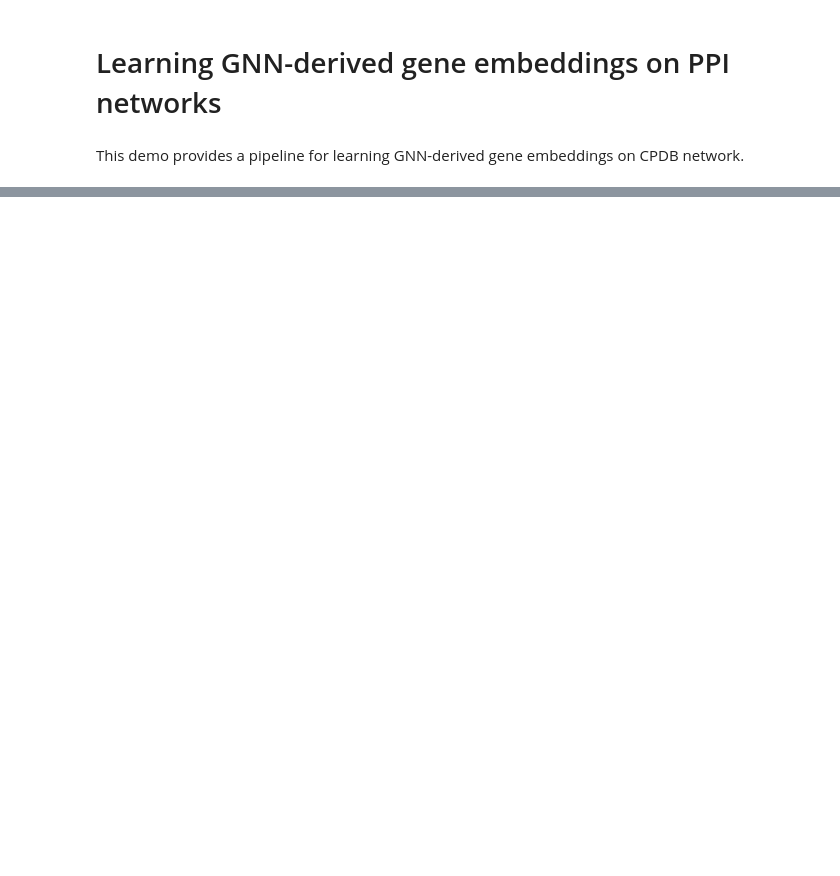
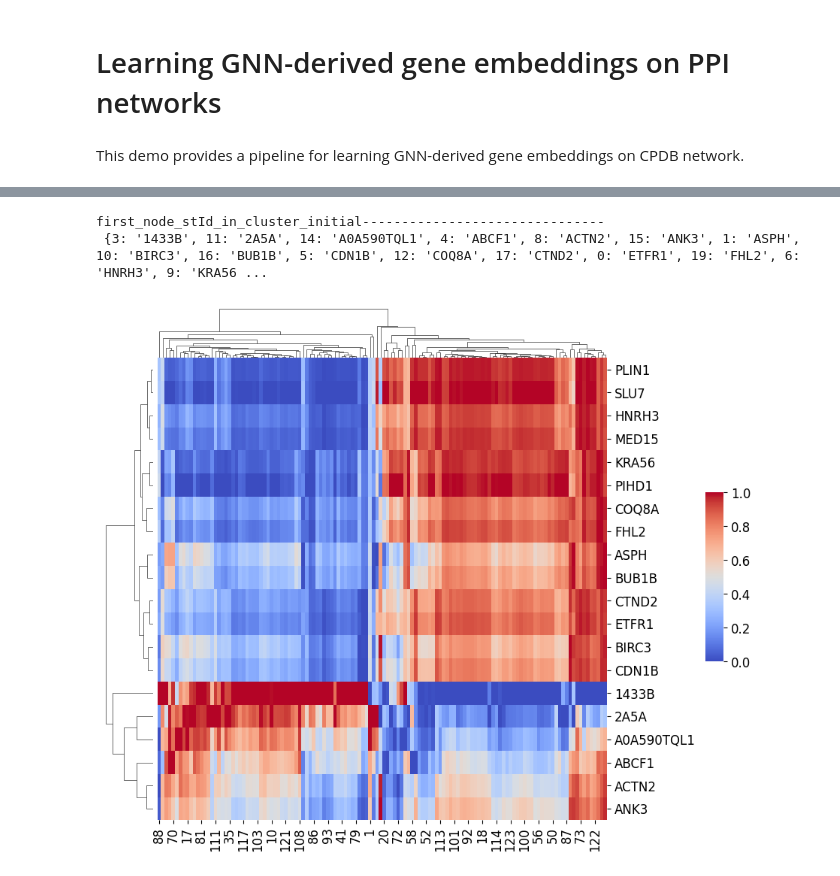
Before and after one commit to Ericsaliway0/ACGNN, a Jupyter notebook: Demo_embedding.ipynb, the cells around one changed output, grey strips where cells are left out. Saved outputs shown, nothing was run; the diff lists cells and outputs as text; code cells hidden in the pictures; blank space fills up the shorter version.

```diff
--- a/Demo_embedding.ipynb
+++ b/Demo_embedding.ipynb
@@ -203,3 +203,51 @@ save_path_heatmap_initial= os.path.join(results_path, f'ppi_embeddings_heatmap_s
 save_path_matrix_initial= os.path.join(results_path, f'ppi_embeddings_matrix_stId_dim{out_feats}_lay{num_layers}_epo{num_epochs}_initial.png')
 save_path_pca_initial = os.path.join(results_path, f'ppi_embeddings_pca_dim{out_feats}_lay{num_layers}_epo{num_epochs}_initial.png')
 save_path_t_SNE_initial = os.path.join(results_path, f'ppi_embeddings_t-SNE_dim{out_feats}_lay{num_layers}_epo{num_epochs}_initial.png')
+# %%
+    for data in dl_train:
+        graph, _ = data
+        node_embeddings_initial= best_model.get_node_embeddings(graph).detach().cpu().numpy()
+        graph_path = os.path.join(data_path, 'raw/emb_train.pkl')
+        nx_graph = pickle.load(open(graph_path, 'rb'))
+
+        assert len(cluster_labels_initial) == len(nx_graph.nodes), "Cluster labels and number of nodes must match"
+        node_to_index_initial = {node: idx for idx, node in enumerate(nx_graph.nodes)}
+        first_node_stId_in_cluster_initial= {}
+        first_node_embedding_in_cluster_initial= {}
+
+        stid_dic_initial= {}
+
+        # Populate stid_dic with node stIds mapped to embeddings
+        for node in nx_graph.nodes:
+            if 'stId' in nx_graph.nodes[node]:
+                stId = nx_graph.nodes[node]['stId']
+                stid_dic_initial[nx_graph.nodes[node]['stId']] = node_embeddings_initial[node_to_index_initial[node]]
+
+        # Convert stid_dic_initial to a DataFrame
+        stid_df_initial = pd.DataFrame.from_dict(stid_dic_initial, orient='index')
+
+        # Save to CSV
+        ##csv_save_path = 'data/gene_embeddings_initial_sage.csv'
+        csv_save_path_initial = os.path.join('data/multiomics_meth/', f'ppi_embeddings_lr{learning_rate}_dim{out_feats}_lay{num_layers}_epo{num_epochs}_initial.csv')
+        ##csv_save_path_initial = os.path.join('data/', f'inhibition_gene_embeddings_lr{learning_rate}_dim{out_feats}_lay{num_layers}_epo{num_epochs}_initial.csv')
+        stid_df_initial.to_csv(csv_save_path_initial, index_label='stId')
+
+        ##print('stid_dic_initial=======================\n',stid_dic_initial)
+
+        for node, cluster in zip(nx_graph.nodes, cluster_labels_initial):
+            if 'stId' in nx_graph.nodes[node]:
+                if cluster not in first_node_stId_in_cluster_initial:
+                    first_node_stId_in_cluster_initial[cluster] = nx_graph.nodes[node]['stId']
+                    first_node_embedding_in_cluster_initial[cluster] = node_embeddings_initial[node_to_index_initial[node]]
+
+        print('first_node_stId_in_cluster_initial-------------------------------\n', first_node_stId_in_cluster_initial)
+        stid_list = list(first_node_stId_in_cluster_initial.values())
+        embedding_list_initial = list(first_node_embedding_in_cluster_initial.values())
+        create_heatmap_with_stid(embedding_list_initial, stid_list, save_path_heatmap_initial)
+        plot_cosine_similarity_matrix_for_clusters_with_values(embedding_list_initial, stid_list, save_path_matrix_initial)
+
+        break
+# %% [output]
+first_node_stId_in_cluster_initial-------------------------------
+ {3: '1433B', 11: '2A5A', 14: 'A0A590TQL1', 4: 'ABCF1', 8: 'ACTN2', 15: 'ANK3', 1: 'ASPH', 10: 'BIRC3', 16: 'BUB1B', 5: 'CDN1B', 12: 'COQ8A', 17: 'CTND2', 0: 'ETFR1', 19: 'FHL2', 6: 'HNRH3', 9: 'KRA56 ...
+[figure, added]
```
Also changed, not shown: parts of 16 cells of this notebook.
